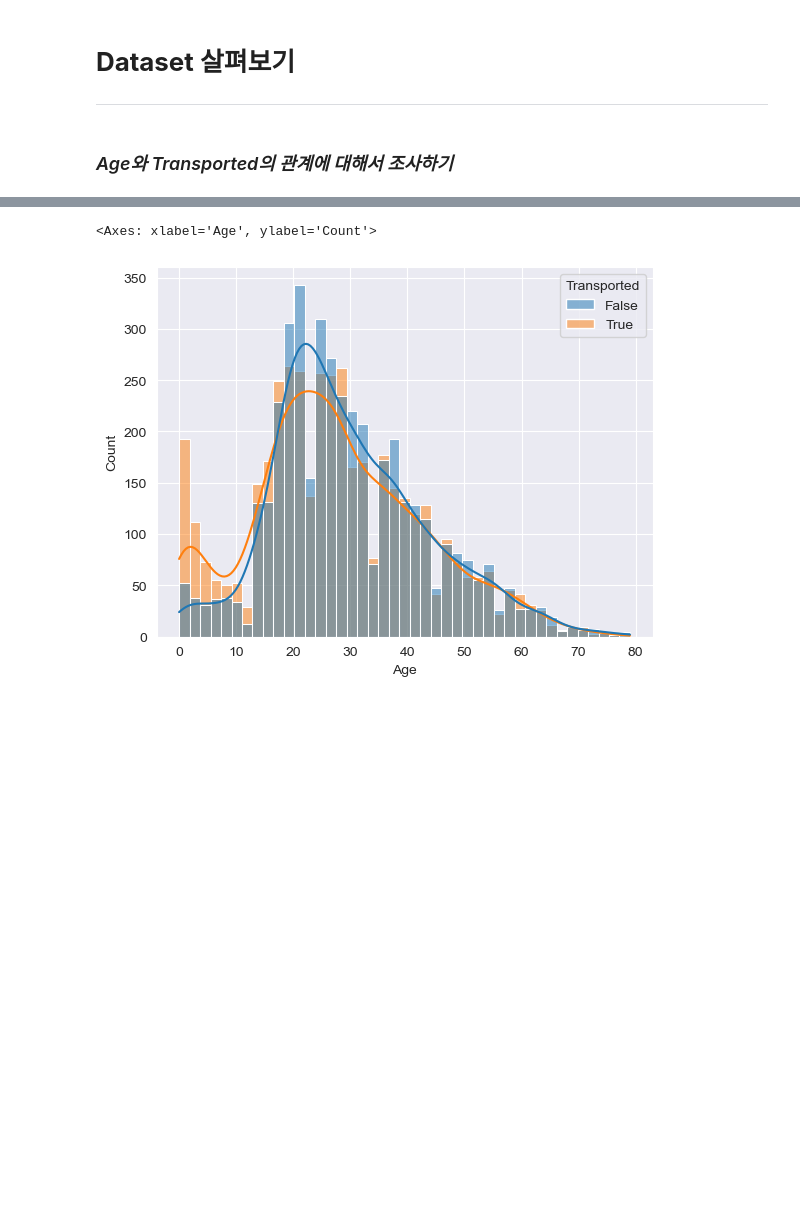
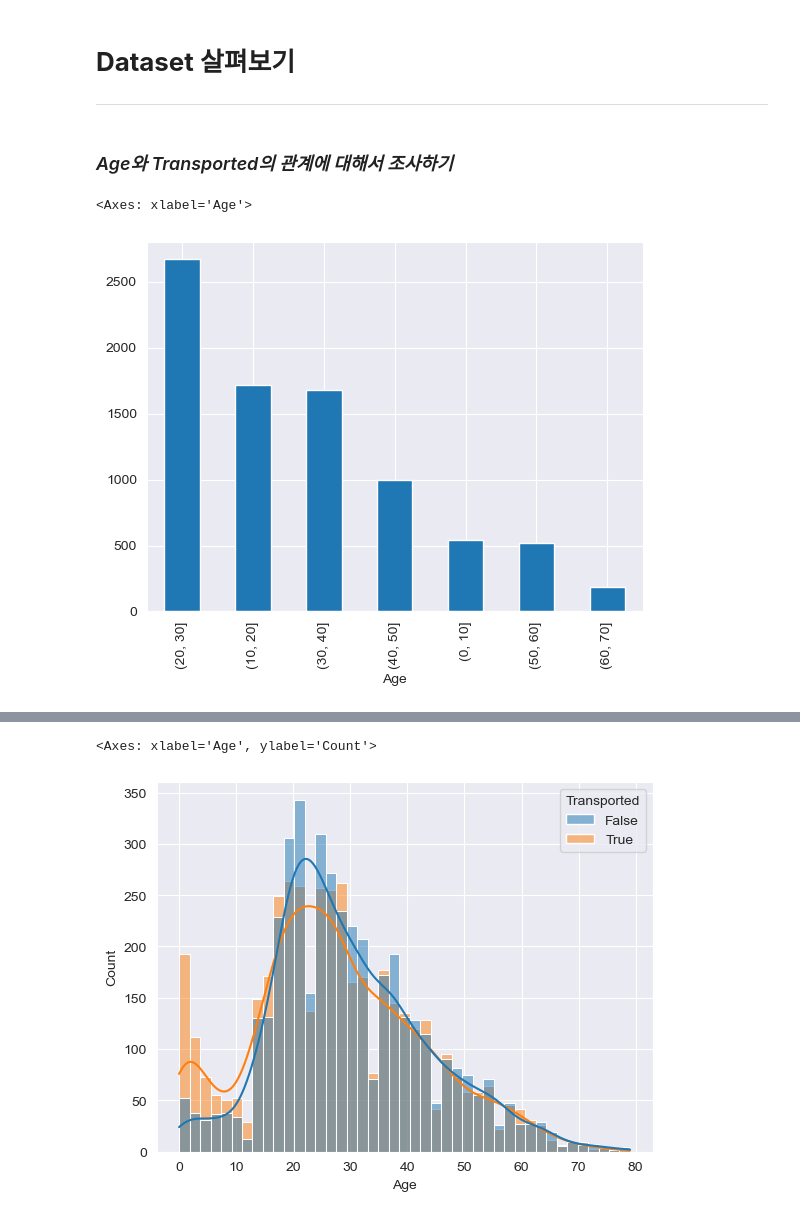
Before and after one commit to ef2nmddy/Spaceship_Titanic_EDA, a Jupyter notebook: Spaceship_Titanic.ipynb, the cells around one changed output, grey strips where cells are left out. Cells and saved outputs as stored; diff of their text form; code cells hidden in the pictures; blank space fills up the shorter version.

```diff
--- a/Spaceship_Titanic.ipynb
+++ b/Spaceship_Titanic.ipynb
@@ -211,3 +211,9 @@ dtype: int64
 ***
 # %% [markdown]
 ### _Age와 Transported의 관계에 대해서 조사하기_
+# %%
+# 탑승한 승객의 가장 많은 나이대 찾기
+pd.cut(train['Age'], bins=range(0, int(train['Age'].max())+1, 10)).value_counts().plot(kind='bar')
+# %% [output]
+<Axes: xlabel='Age'>
+[figure, added]
```
Also changed, not shown: parts of 1 cell of this notebook.
